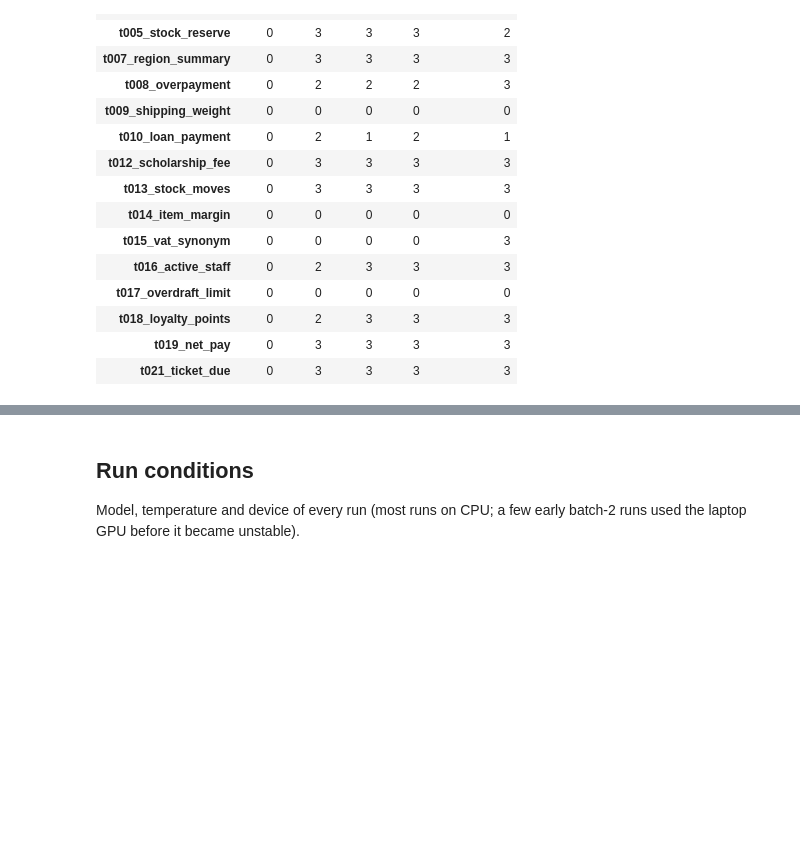
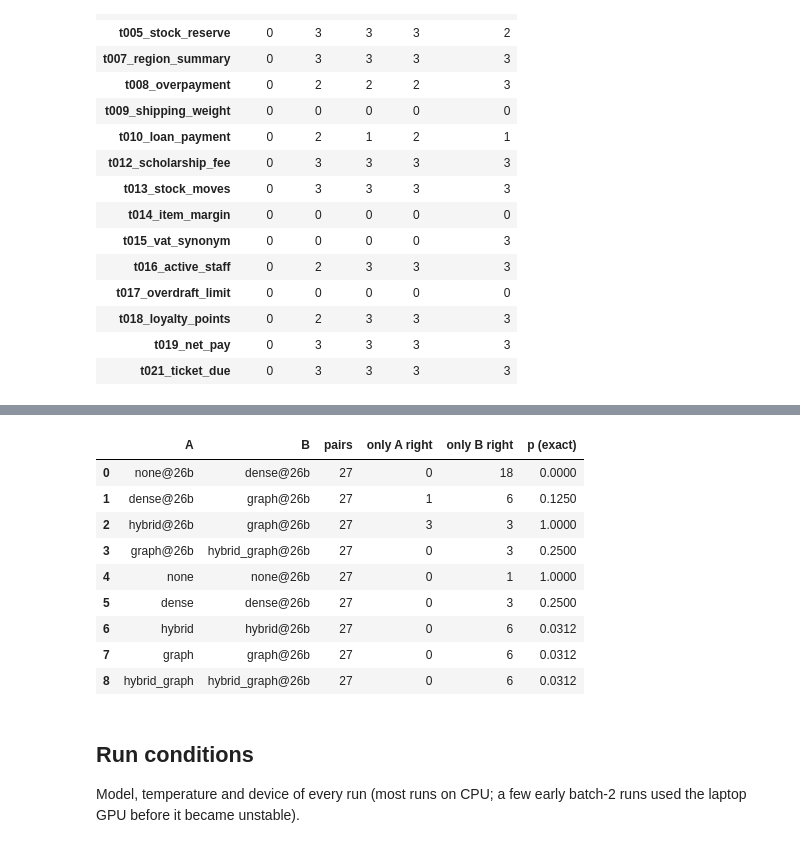
Before and after one commit to akhterquddus-ops/plsql-fix, a Jupyter notebook: notebooks/plsql_fix_results.ipynb, the cells around one changed output, grey strips where cells are left out. Cells and saved outputs as stored; diff of their text form; code cells hidden in the pictures; blank space fills up the shorter version.

Commit message:
Notebook and README: Gemma 4 26B results (Table 2, McNemar)

```diff
--- a/notebooks/plsql_fix_results.ipynb
+++ b/notebooks/plsql_fix_results.ipynb
@@ -165,0 +170,11 @@ per_task
+# %%
+b2 = runs[(runs.batch == 2) & (runs.category == 'cross_object')].copy()
+b2['size'] = b2.setting.str.contains('@26b').map({True: '26B', False: 'E4B'})
+b2['base'] = b2.setting.str.replace('@26b', '', regex=False)
+b2 = b2[b2.base.isin(SETTINGS)]
+t2 = b2.pivot_table(index='base', columns='size', values='right_fix', aggfunc='mean').reindex(SETTINGS) * 100
+big = b2[b2['size'] == '26B'].groupby('base')
+t2['26B workaround'] = 100 * big.workaround.mean()
+t2['26B bug in context'] = 100 * big.bug_in_ctx.mean()
+t2['26B runs'] = big.size()
+t2.round(0).astype(int)
@@ -166,3 +189,26 @@ per_task
+# %%
+wide26 = b2.pivot_table(index=['task', 'seed'], columns='setting', values='right_fix', aggfunc='first').astype(bool)
+
+def mcnemar26(a, b):
+    only_a = int((wide26[a] & ~wide26[b]).sum()); only_b = int((~wide26[a] & wide26[b]).sum())
+    n = only_a + only_b
+    return {'A': a, 'B': b, 'pairs': len(wide26), 'only A right': only_a, 'only B right': only_b,
+            'p (exact)': round(binomtest(only_a, n, 0.5).pvalue, 4) if n else 1.0}
+
+pairs26 = [('none@26b', 'dense@26b'), ('dense@26b', 'graph@26b'), ('hybrid@26b', 'graph@26b'),
+           ('graph@26b', 'hybrid_graph@26b')] + [(s, s + '@26b') for s in SETTINGS]
+pd.DataFrame([mcnemar26(a, b) for a, b in pairs26])
+# %% [output]
+|  | A | B | pairs | only A right | only B right | p (exact) |
+| 0 | none@26b | dense@26b | 27 | 0 | 18 | 0.0000 |
+| 1 | dense@26b | graph@26b | 27 | 1 | 6 | 0.1250 |
+| 2 | hybrid@26b | graph@26b | 27 | 3 | 3 | 1.0000 |
+| 3 | graph@26b | hybrid_graph@26b | 27 | 0 | 3 | 0.2500 |
+| 4 | none | none@26b | 27 | 0 | 1 | 1.0000 |
+| 5 | dense | dense@26b | 27 | 0 | 3 | 0.2500 |
+| 6 | hybrid | hybrid@26b | 27 | 0 | 6 | 0.0312 |
+| 7 | graph | graph@26b | 27 | 0 | 6 | 0.0312 |
+| 8 | hybrid_graph | hybrid_graph@26b | 27 | 0 | 6 | 0.0312 |
 # %% [markdown]
 ## Run conditions
 
```
Also changed, not shown: parts of 4 cells of this notebook, 1 other file.
